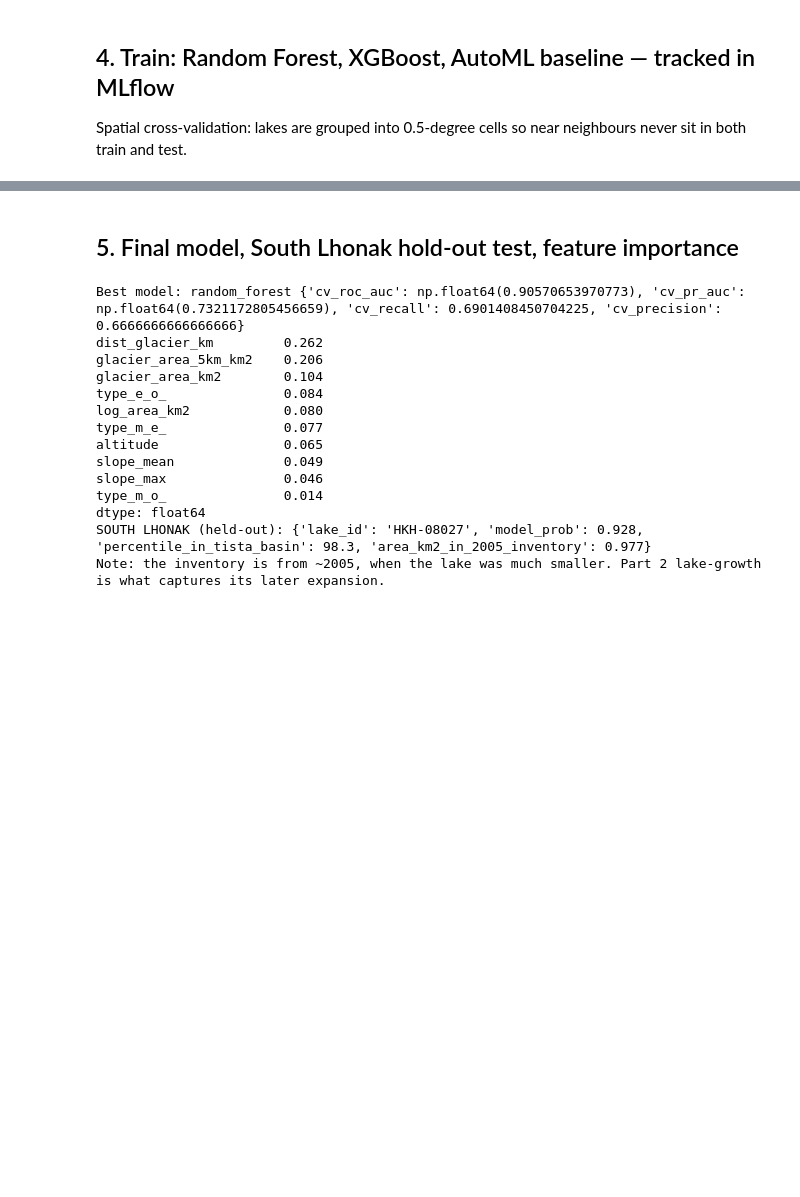
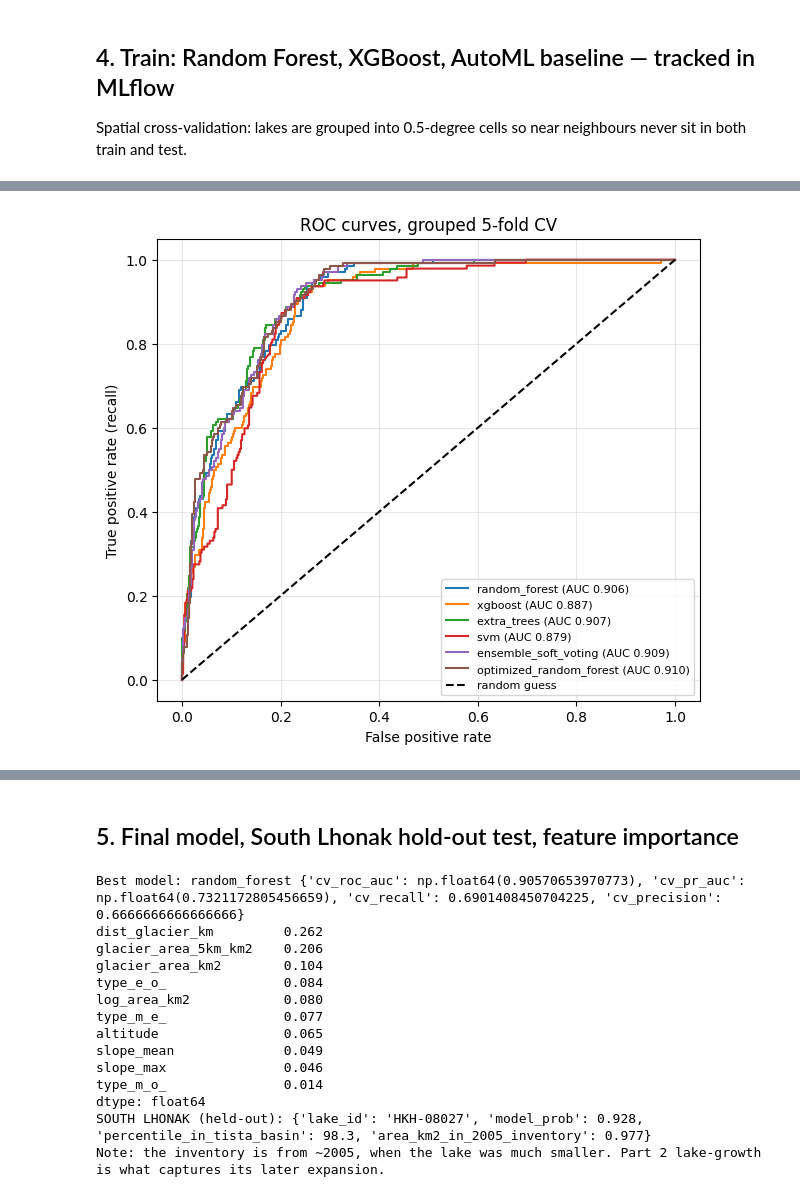
Before and after one commit to Varada-Kachroo/HimalayanGuardian, a Jupyter notebook: Part3_Risk_Prediction.ipynb, the cells around one changed output, grey strips where cells are left out. Cells and saved outputs as stored; diff of their text form; code cells hidden in the pictures; blank space fills up the shorter version.

```diff
--- a/Part3_Risk_Prediction.ipynb
+++ b/Part3_Risk_Prediction.ipynb
@@ -359,0 +708,10 @@ Ablation (Tista-only negatives) CV ROC-AUC: 0.746 - compare with region-matched
+# %%
+from sklearn.ensemble import VotingClassifier
+
+ensemble = VotingClassifier(estimators=list(make_models().items()), voting='soft')
+
+p = cross_val_predict(ensemble, X, y, cv=cv, groups=groups, method='predict_proba')[:, 1]
+results['ensemble_soft_voting'] = metrics(y, p)
+oof['ensemble_soft_voting'] = p
+
+print('ensemble_soft_voting', {k: round(v, 3) for k, v in results['ensemble_soft_voting'].items()})
@@ -359,0 +788,17 @@ Ablation (Tista-only negatives) CV ROC-AUC: 0.746 - compare with region-matched
+# %%
+import pandas as pd
+from sklearn.metrics import f1_score
+
+rows = []
+for name, p in oof.items():
+    pred = (p >= 0.5).astype(int)
+    m = results[name]
+    rows.append({'model': name,
+                 'roc_auc': round(float(m['cv_roc_auc']), 3),
+                 'pr_auc': round(float(m['cv_pr_auc']), 3),
+                 'recall': round(float(m['cv_recall']), 3),
+                 'precision': round(float(m['cv_precision']), 3),
+                 'f1': round(f1_score(y, pred), 3)})
+
+comparison = pd.DataFrame(rows).sort_values('roc_auc', ascending=False).reset_index(drop=True)
+print(comparison.to_string())
@@ -359,0 +813,17 @@ Ablation (Tista-only negatives) CV ROC-AUC: 0.746 - compare with region-matched
+# %%
+import matplotlib.pyplot as plt
+from sklearn.metrics import roc_curve
+
+plt.figure(figsize=(7, 6))
+for name, p in oof.items():
+    fpr, tpr, _ = roc_curve(y, p)
+    plt.plot(fpr, tpr, label=f"{name} (AUC {results[name]['cv_roc_auc']:.3f})")
+plt.plot([0, 1], [0, 1], 'k--', label='random guess')
+plt.xlabel('False positive rate')
+plt.ylabel('True positive rate (recall)')
+plt.title('ROC curves, grouped 5-fold CV')
+plt.legend(loc='lower right', fontsize=8)
+plt.grid(alpha=.3)
+plt.show()
+# %% [output]
+[figure, added]
```
Also changed, not shown: parts of 32 cells of this notebook.
